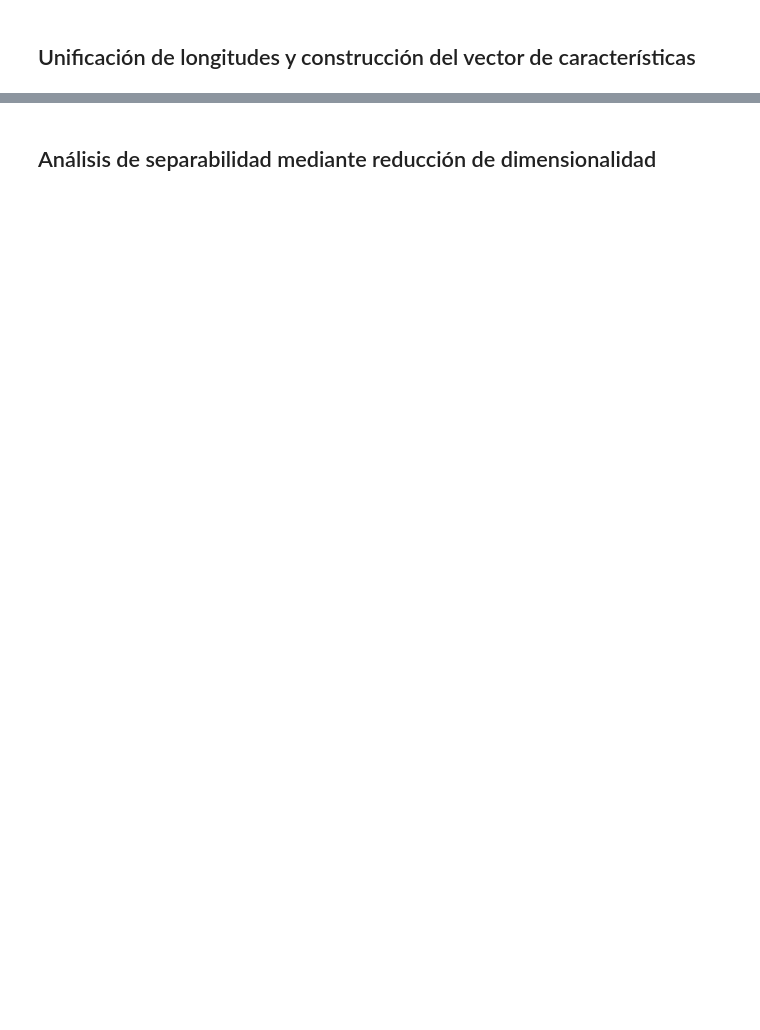
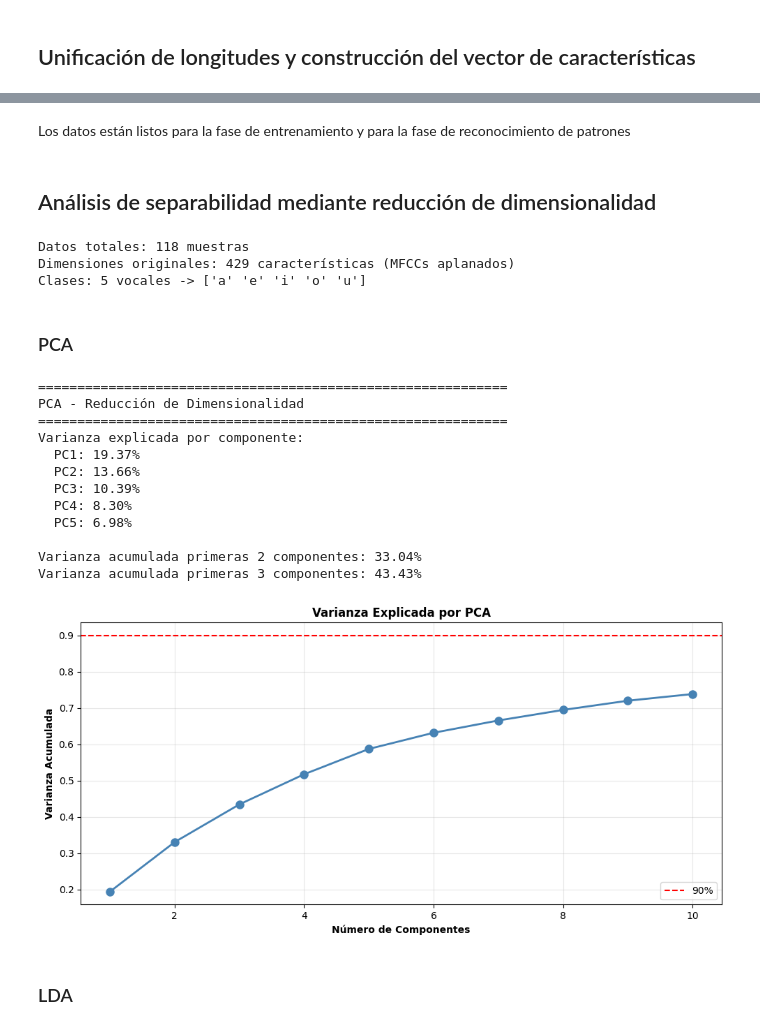
Before and after one commit to andresvelas/clasificacion-vocales, a Jupyter notebook: notebooks/02_feature_extraction.ipynb, the cells around one changed output, grey strips where cells are left out. Cells and saved outputs as stored; diff of their text form; code cells hidden in the pictures; blank space fills up the shorter version.

```diff
--- a/notebooks/02_feature_extraction.ipynb
+++ b/notebooks/02_feature_extraction.ipynb
@@ -45,0 +102,8 @@ mfccs = df["y"].apply(lambda x: librosa.feature.mfcc(y=x, **LIBROSA_ARGS_DEFAULT
+# %%
+label_encoder_vocal = LabelEncoder()
+
+y_vocal = label_encoder_vocal.fit_transform(df['vocal'])
+
+print(f"Clases de vocales: {label_encoder_vocal.classes_}")
+X_aplanado = mfccs_unificados.reshape(mfccs_unificados.shape[0], -1)
+print(f"\nShape datos aplanados: {X_aplanado.shape}")
@@ -45,0 +134,5 @@ mfccs = df["y"].apply(lambda x: librosa.feature.mfcc(y=x, **LIBROSA_ARGS_DEFAULT
+# %%
+scaler = StandardScaler()
+X_train_norm = scaler.fit_transform(X_train)
+X_val_norm = scaler.transform(X_val)
+X_test_norm = scaler.transform(X_test)
@@ -46,2 +156,4 @@ mfccs = df["y"].apply(lambda x: librosa.feature.mfcc(y=x, **LIBROSA_ARGS_DEFAULT
+# %% [markdown]
+Los datos están listos para la fase de entrenamiento y para la fase de reconocimiento de patrones
 # %% [markdown]
 ## Análisis de separabilidad mediante reducción de dimensionalidad
@@ -47,0 +163,58 @@ mfccs = df["y"].apply(lambda x: librosa.feature.mfcc(y=x, **LIBROSA_ARGS_DEFAULT
+# %%
+X_completo_norm = np.vstack([X_train_norm, X_val_norm, X_test_norm])
+y_completo_labels = np.concatenate([y_train, np.argmax(y_val_cat, axis=1), y_test_labels])
+
+print(f"Datos totales: {X_completo_norm.shape[0]} muestras")
+print(f"Dimensiones originales: {X_completo_norm.shape[1]} características (MFCCs aplanados)")
+print(f"Clases: {len(vocales)} vocales -> {vocales}")
+# %% [output]
+Datos totales: 118 muestras
+Dimensiones originales: 429 características (MFCCs aplanados)
+Clases: 5 vocales -> ['a' 'e' 'i' 'o' 'u']
+# %% [markdown]
+### PCA
+# %%
+
+from sklearn.decomposition import PCA
+
+pca = PCA(n_components=10)  # Primeros 10 componentes
+X_pca = pca.fit_transform(X_completo_norm)
+
+print("\n" + "="*60)
+print("PCA - Reducción de Dimensionalidad")
+print("="*60)
+print(f"Varianza explicada por componente:")
+for i, var in enumerate(pca.explained_variance_ratio_[:5]):
+    print(f"  PC{i+1}: {var*100:.2f}%")
+
+print(f"\nVarianza acumulada primeras 2 componentes: {sum(pca.explained_variance_ratio_[:2])*100:.2f}%")
+print(f"Varianza acumulada primeras 3 componentes: {sum(pca.explained_variance_ratio_[:3])*100:.2f}%")
+
+# Gráfica de varianza explicada
+plt.figure(figsize=(10, 5))
+plt.plot(range(1, 11), np.cumsum(pca.explained_variance_ratio_[:10]),
+         marker='o', linewidth=2, markersize=8, color='steelblue')
+plt.xlabel('Número de Componentes', fontweight='bold')
+plt.ylabel('Varianza Acumulada', fontweight='bold')
+plt.title('Varianza Explicada por PCA', fontweight='bold')
+plt.grid(True, alpha=0.3)
+plt.axhline(y=0.90, color='red', linestyle='--', label='90%')
+plt.legend()
+plt.tight_layout()
+plt.show()
+# %% [output]
+============================================================
+PCA - Reducción de Dimensionalidad
+============================================================
+Varianza explicada por componente:
+  PC1: 19.37%
+  PC2: 13.66%
+  PC3: 10.39%
+  PC4: 8.30%
+  PC5: 6.98%
+
+Varianza acumulada primeras 2 componentes: 33.04%
+Varianza acumulada primeras 3 componentes: 43.43%
+[figure, added]
+# %% [markdown]
+### LDA
```
Also changed, not shown: parts of 24 cells of this notebook, 4 other files.
